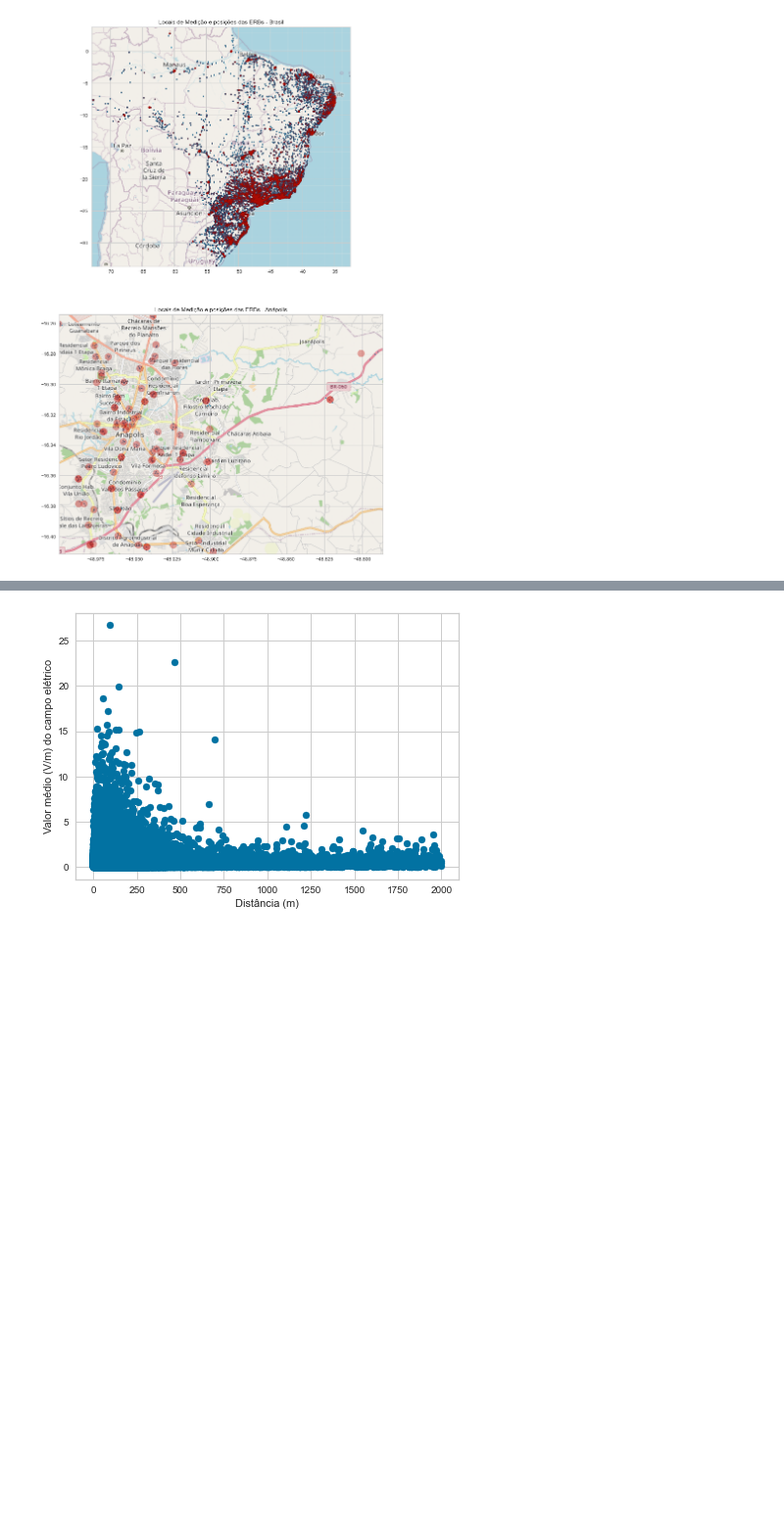
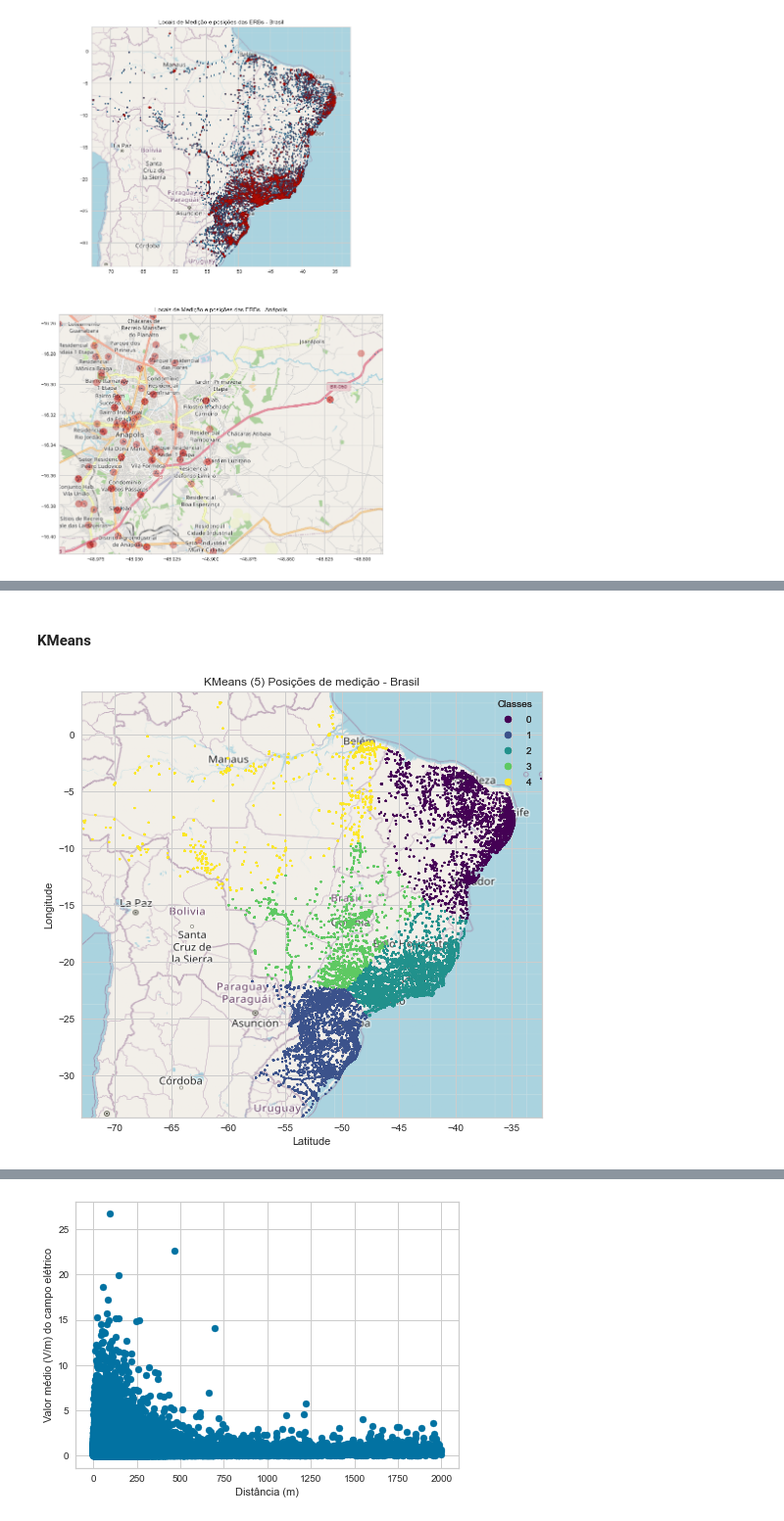
Before and after one commit to lucastsc/eletromagnetism, a Jupyter notebook: electromagnetism.ipynb, the cells around one changed output, grey strips where cells are left out. Shown at 98% size. Saved outputs shown, nothing was run; the diff lists cells and outputs as text; code cells hidden in the pictures; blank space fills up the shorter version.

```diff
--- a/electromagnetism.ipynb
+++ b/electromagnetism.ipynb
@@ -420,20 +218,5 @@ Plotagem dos locais das medições (azul) e das posições das ERBs (vermelho)
 # %%
-#dataframe apenas com dados de Anápolis
-mdf_anapolis = mdf[(mdf['UF'] == 'GO') & (mdf['Municipio'] == 'Anápolis')]
-
-#coordenadas máximas e mínimas das medições em Anápolis
-latmin_anapolis = min(mdf_anapolis['Latitude'])
-latmax_anapolis = max(mdf_anapolis['Latitude'])
-longmin_anapolis = min(mdf_anapolis['Longitude'])
-longmax_anapolis = max(mdf_anapolis['Longitude'])
-
-#coordenadas máximas e mínimas das medições no Brasil
-latmin_bra = min(mdf['Latitude'])
-latmax_bra = max(mdf['Latitude'])
-longmin_bra = min(mdf['Longitude'])
-longmax_bra = max(mdf['Longitude'])
-
-#bounding boxes para o Brasil e Anápolis (finalidade: extração de mapa)
+#bounding boxes para o Brasil e Anápolis (finalidade: delimitar a extração de mapa)
 BBox_bra = ((longmin_bra, longmax_bra, latmin_bra, latmax_bra))
 BBox_anapolis = ((longmin_anapolis, longmax_anapolis, latmin_anapolis, latmax_anapolis))
 
@@ -441,7 +224,9 @@ brasil = plt.imread('brasil.png')
 anapolis = plt.imread('anapolis.png')
 
 #plotagem do locais das medições (azul) e das posições das ERBs (vermelho)
-fig, axs = plt.subplots(2,1,figsize = (16,20))
+fig, axs = plt.subplots(2,1,figsize = (18,20))
+
+#plotagem para o Brasil inteiro
 axs[0].scatter(mdf.Longitude, mdf.Latitude, zorder=1, alpha= 1, c='b', s=3)
 axs[0].scatter(mdf.ErbLong, mdf.ErbLat, zorder=1, alpha= 0.03, c='r', s=10)
 axs[0].set_title('Locais de Medição e posições das ERBs - Brasil')
@@ -449,6 +234,7 @@ axs[0].set_xlim(BBox_bra[0],BBox_bra[1])
 axs[0].set_ylim(BBox_bra[2],BBox_bra[3])
 axs[0].imshow(brasil, zorder=0, extent = BBox_bra, aspect= 'equal')
 
+#plotagem para a cidade de Anápolis
 axs[1].scatter(mdf_anapolis.Longitude, mdf_anapolis.Latitude, zorder=1, alpha= 1, c='b', s=3)
 axs[1].scatter(mdf_anapolis.ErbLong, mdf_anapolis.ErbLat, zorder=1, alpha= 0.1, c='r', s=200)
 axs[1].set_title('Locais de Medição e posições das ERBs - Anápolis')
@@ -460,0 +278,26 @@ axs[1].imshow(anapolis, zorder=0, extent = BBox_anapolis, aspect= 'equal')
+# %% [markdown]
+#### KMeans
+# %%
+def plot_kmeans(k,df,xcol,ycol):
+    X = df[[xcol,ycol]]
+    kmeans = KMeans(n_clusters=k, n_init=10)
+    kmeans.fit(X)
+    predictions = kmeans.predict(X)
+
+    BBox_bra = ((longmin_bra, longmax_bra, latmin_bra, latmax_bra))
+    brasil = plt.imread('brasil.png')
+
+    fig, axs = plt.subplots(1,1,figsize = (16,8))
+    scatter = axs.scatter(df.Longitude, df.Latitude, zorder=1, alpha= 1, c=predictions, s=3, cmap = 'viridis')
+    axs.set_title(f'KMeans ({k}) Posições de medição - Brasil')
+    axs.set_xlim(BBox_bra[0],BBox_bra[1])
+    axs.set_ylim(BBox_bra[2],BBox_bra[3])
+    legend1 = axs.legend(*scatter.legend_elements(), loc="upper right", title="Classes")
+    axs.add_artist(legend1)
+    axs.set_xlabel(xcol)
+    axs.set_ylabel(ycol)
+    axs.imshow(brasil, zorder=0, extent = BBox_bra, aspect= 'equal')
+
+plot_kmeans(5, mdf, 'Latitude', 'Longitude')
+# %% [output]
+[figure, added]
```
Also changed, not shown: parts of 47 cells of this notebook.
